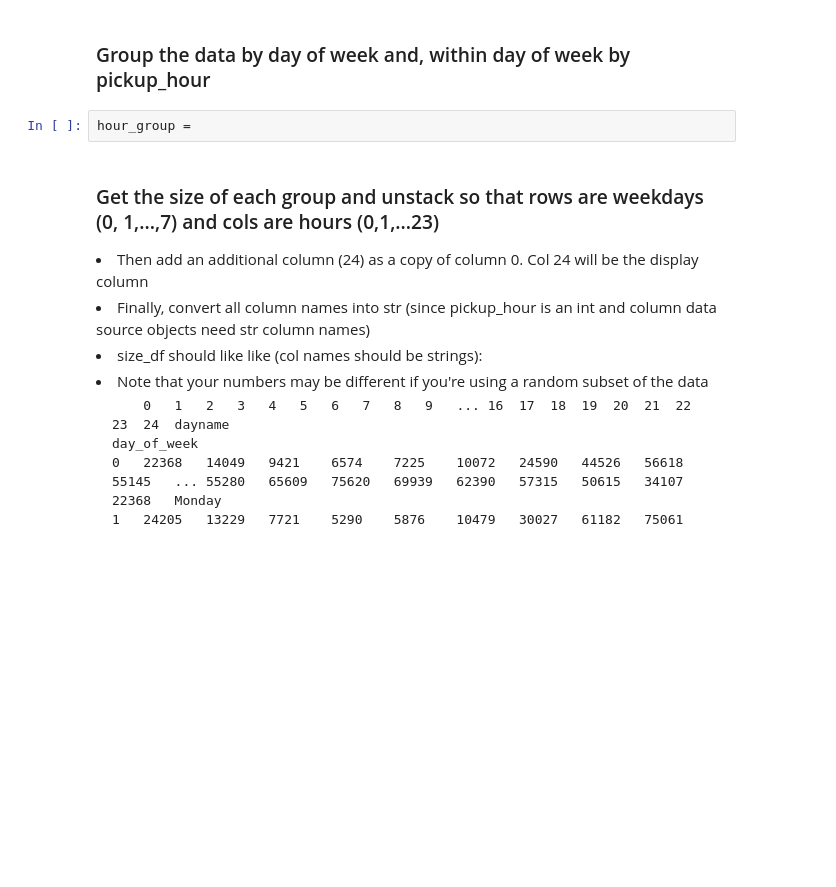
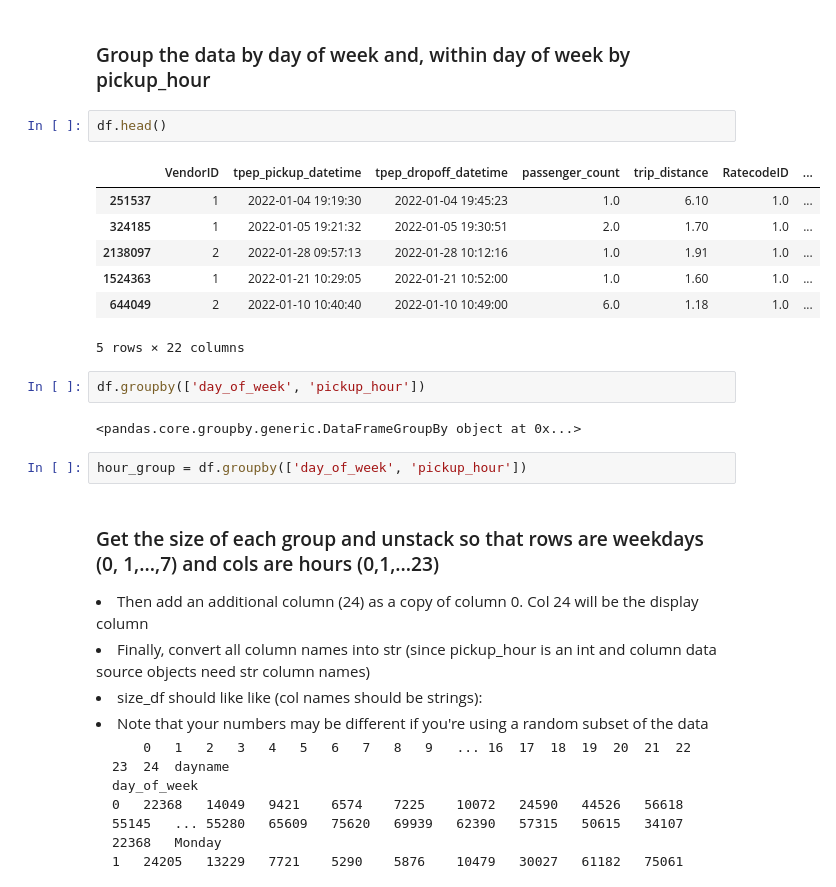
Before and after one commit to leobruell/cbs-data-analytics-python-class, a Jupyter notebook: homework_assignments/assignment-5-bruell.ipynb, the cells around one changed output. Drawn from its saved outputs; the diff is of its cells as text; blank space fills up the shorter version.

```diff
--- a/homework_assignments/assignment-5-bruell.ipynb
+++ b/homework_assignments/assignment-5-bruell.ipynb
@@ -196,8 +196,22 @@ show(p)
 <li>
 # %% [markdown]
 <h3>Group the data by day of week and, within day of week by pickup_hour</h3>
-# %%
-hour_group =
+# %%
+df.head()
+# %% [output]
+|  | VendorID | tpep_pickup_datetime | tpep_dropoff_datetime | passenger_count | trip_distance | RatecodeID | ... |
+| 251537 | 1 | 2022-01-04 19:19:30 | 2022-01-04 19:45:23 | 1.0 | 6.10 | 1.0 | ... |
+| 324185 | 1 | 2022-01-05 19:21:32 | 2022-01-05 19:30:51 | 2.0 | 1.70 | 1.0 | ... |
+| 2138097 | 2 | 2022-01-28 09:57:13 | 2022-01-28 10:12:16 | 1.0 | 1.91 | 1.0 | ... |
+| 1524363 | 1 | 2022-01-21 10:29:05 | 2022-01-21 10:52:00 | 1.0 | 1.60 | 1.0 | ... |
+| 644049 | 2 | 2022-01-10 10:40:40 | 2022-01-10 10:49:00 | 6.0 | 1.18 | 1.0 | ... |
+5 rows × 22 columns
+# %%
+df.groupby(['day_of_week', 'pickup_hour'])
+# %% [output]
+<pandas.core.groupby.generic.DataFrameGroupBy object at 0x...>
+# %%
+hour_group = df.groupby(['day_of_week', 'pickup_hour'])
 # %% [markdown]
 <h3>Get the size of each group and unstack so that rows are weekdays (0, 1,...,7) and cols are hours (0,1,...23)</h3>
 <li>Then add an additional column (24) as a copy of column 0. Col 24 will be the display column</li>
```
Also changed, not shown: parts of 6 cells of this notebook.
